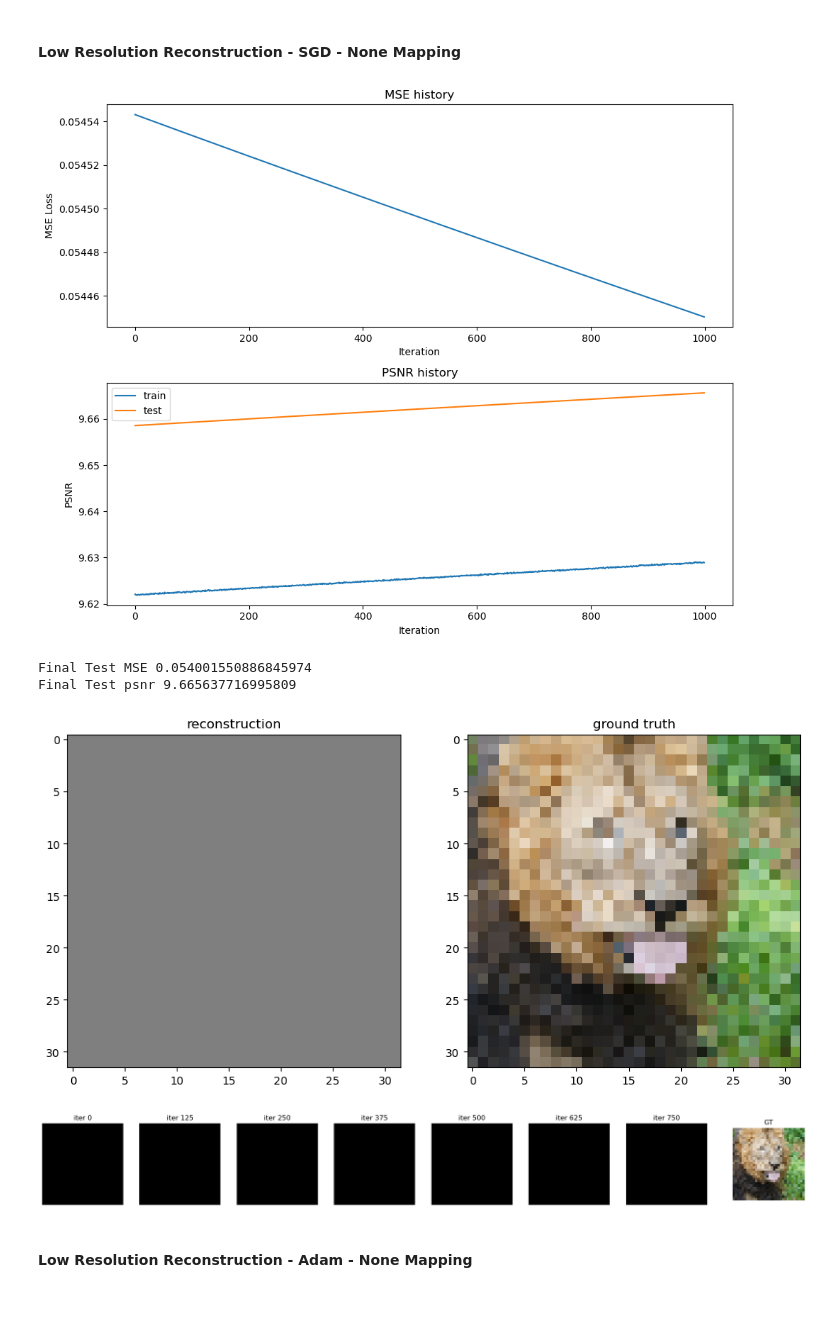
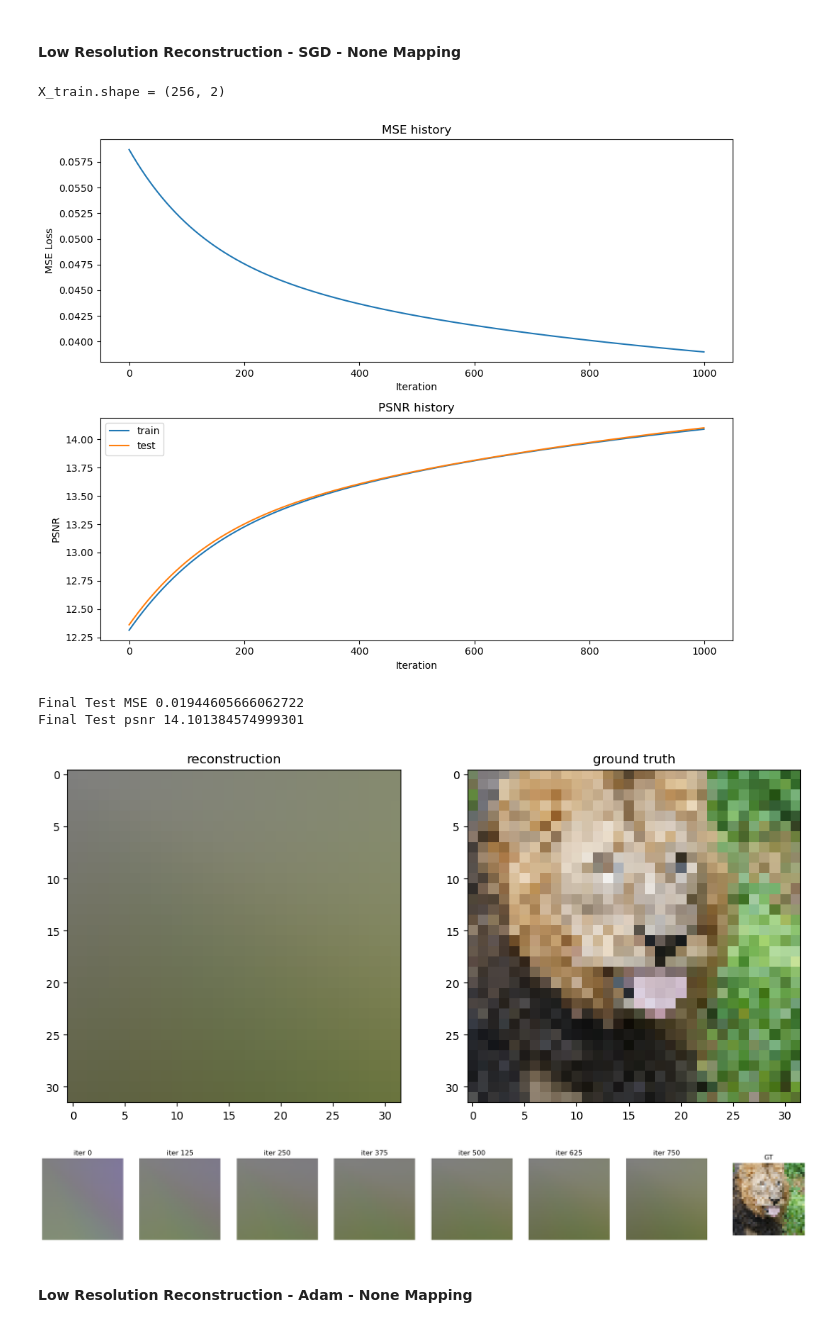
Before and after one commit to zihengjackchen/CS444-Deep-Learning, a Jupyter notebook: assignment2/neural_network.ipynb, the cells around one changed output. Saved outputs shown, nothing was run; the diff lists cells and outputs as text; code cells hidden in the pictures.

```diff
--- a/assignment2/neural_network.ipynb
+++ b/assignment2/neural_network.ipynb
@@ -52,9 +176,9 @@ plt.rcParams['figure.figsize'] = (10.0, 8.0)
 def mse(y, p):
     # TODO implement this
     # make sure it is consistent with your implementation in neural_net.py
-    return np.square(np.subtract(y,p)).mean()
-
+    return 0.5 * np.mean((p - y) ** 2)
 
 def psnr(y, p):
     # TODO implement this
-    return -10 * np.log10(2.*mse(y, p))
+    cur_mse = mse(y, p)
+    return -10 * np.log10(2.0 * cur_mse)
@@ -192,9 +205,9 @@ def plot_training_curves(train_loss, train_psnr, test_psnr):
     plt.tight_layout()
     plt.show()
 # %%
-def plot_reconstruction(p, y):
+def plot_reconstruction(p, y_test):
     p_im = p.reshape(size,size,3)
-    y_im = y.reshape(size,size,3)
+    y_im = y_test.reshape(size,size,3)
 
     plt.figure(figsize=(12,6))
 
@@ -204,10 +217,10 @@ def plot_reconstruction(p, y):
     # plot the ground truth image
     plt.subplot(1,2,2), plt.imshow(y_im), plt.title("ground truth")
 
-    print("Final Test MSE", mse(y, p))
-    print("Final Test psnr",psnr(y, p))
+    print("Final Test MSE", mse(y_test, p))
+    print("Final Test psnr",psnr(y_test, p))
 # %%
-def plot_reconstruction_progress(predicted_images, y, N=8):
+def plot_reconstruction_progress(predicted_images, y_test, N=8):
     total = len(predicted_images)
     step = total // N
     plt.figure(figsize=(24, 4))
@@ -221,7 +234,7 @@ def plot_reconstruction_progress(predicted_images, y, N=8):
 
     # plot ground truth image
     plt.subplot(1, N+1, N+1)
-    plt.imshow(y.reshape(size,size,3))
+    plt.imshow(y_test.reshape(size,size,3))
     plt.title('GT')
     plt.axis("off")
     plt.show()
@@ -281,41 +317,28 @@ Some suggested hyperparameter choices to help you start
 # %% [markdown]
 #### Low Resolution Reconstruction - SGD - None Mapping
 # %%
-input_size = X_train.shape[1]
-# num_layers = 5
-# hidden_size = 4
-# hidden_sizes = [256, 256, 256, 256]
-num_layers = 20
-hidden_size = 19
-hidden_sizes = [512] * 19
-output_size = 3
-epochs = 1000
-learning_rate = 0.0001
-opt = "SGD"
-
-
 # get input features
 # TODO implement this by using the get_B_dict() and get_input_features() helper functions
 B_dict = get_B_dict()
-X_train, y_train, X_test, y_test = get_input_features(B_dict, "none")
+X_train, y_train, X_test, y_test = get_input_features(B_dict, 'none')
 
 # run NN experiment on input features
 # TODO implement by using the NN_experiment() helper function
-net, train_psnr, test_psnr, train_loss, predicted_images = NN_experiment(X_train, y_train, X_test, y_test, input_size, num_layers,\
-                  hidden_size, hidden_sizes, output_size, epochs,\
-                  learning_rate, opt)
-
+hidden_sizes = [1024] * 3
+net, train_psnr, test_psnr, train_loss, predicted_images = NN_experiment(X_train, y_train, X_test, y_test, input_size=2, num_layers=4, hidden_size=3,
+                                                                         hidden_sizes=hidden_sizes, output_size=3, epochs=1000, learning_rate=1e-4, opt="SGD")
 
 # plot results of experiment
 plot_training_curves(train_loss, train_psnr, test_psnr)
 plot_reconstruction(net.forward(X_test), y_test)
 plot_reconstruction_progress(predicted_images, y_test)
 # %% [output]
+X_train.shape = (256, 2)
-[figure, old version]
+[figure, new version]
-Final Test MSE 0.054001550886845974
-Final Test psnr 9.665637716995809
+Final Test MSE 0.01944605666062722
+Final Test psnr 14.101384574999301
-[figure, old version]
+[figure, new version]
-[figure, old version]
+[figure, new version]
 # %% [markdown]
 #### Low Resolution Reconstruction - Adam - None Mapping
 # %%
```
Also changed, not shown: parts of 37 cells of this notebook, 2 other files.
